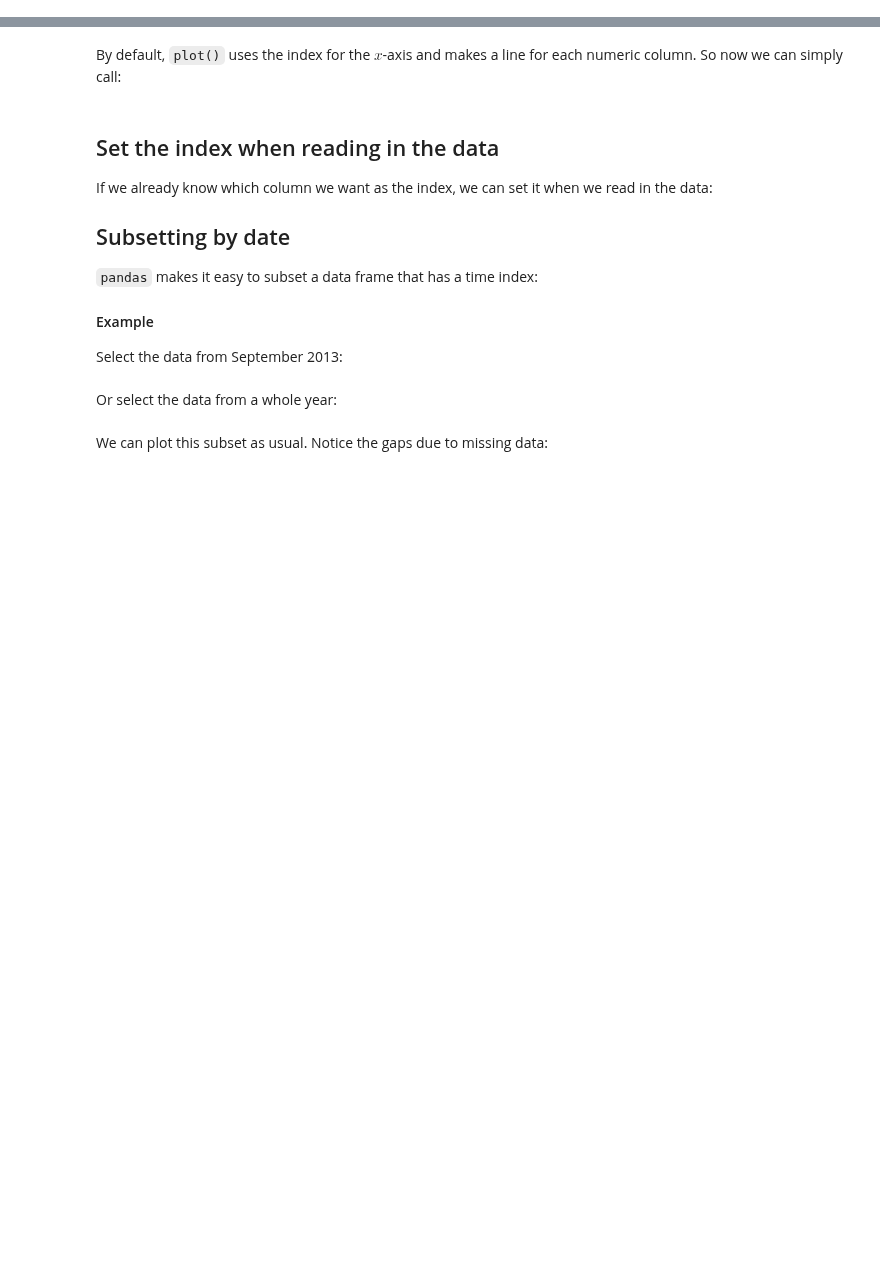
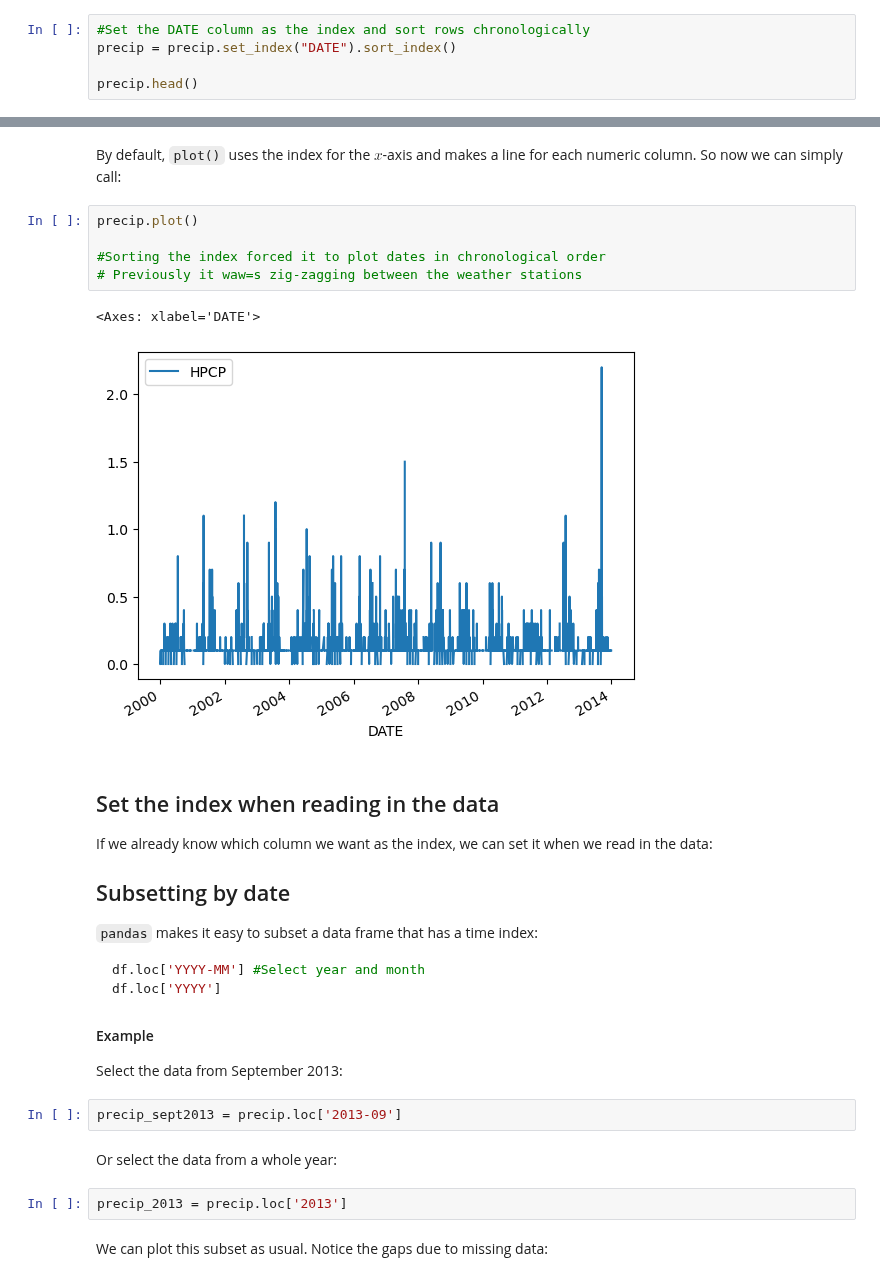
Before and after one commit to gingersknapp/eds-220-in-class, a Jupyter notebook: Week3/week-3-time-series-STUDENTS.ipynb, the cells around one changed output, grey strips where cells are left out. Saved outputs shown, nothing was run; the diff lists cells and outputs as text; blank space fills up the shorter version.

````diff
--- a/Week3/week-3-time-series-STUDENTS.ipynb
+++ b/Week3/week-3-time-series-STUDENTS.ipynb
@@ -84,3 +174,8 @@ Let's plot the data again, now using the `DATE` column for the $x$-axis:
 Notice the $x$-axis now shows years.
 
 Next, we set the `DATE` column as the index. This lets us do operations based on time, like subsetting and resampling. We also sort the index using `sort_index()`:
+# %%
+#Set the DATE column as the index and sort rows chronologically
+precip = precip.set_index("DATE").sort_index()
+
+precip.head()
@@ -87,5 +190,13 @@ Next, we set the `DATE` column as the index. This lets us do operations based on
 # %% [markdown]
 By default, `plot()` uses the index for the $x$-axis and makes a line for each numeric column. So now we can simply call:
+# %%
+precip.plot()
+
+#Sorting the index forced it to plot dates in chronological order
+# Previously it waw=s zig-zagging between the weather stations
+# %% [output]
+<Axes: xlabel='DATE'>
+[figure, added]
 # %% [markdown]
 ## Set the index when reading in the data
 
@@ -96,11 +207,18 @@ If we already know which column we want as the index, we can set it when we read
 
 `pandas` makes it easy to subset a data frame that has a time index:
 
-
+```python
+df.loc['YYYY-MM'] #Select year and month
+df.loc['YYYY']
+```
 #### Example
 
 Select the data from September 2013:
+# %%
+precip_sept2013 = precip.loc['2013-09']
 # %% [markdown]
 Or select the data from a whole year:
+# %%
+precip_2013 = precip.loc['2013']
 # %% [markdown]
 We can plot this subset as usual. Notice the gaps due to missing data:
````
Also changed, not shown: parts of 20 cells of this notebook.
